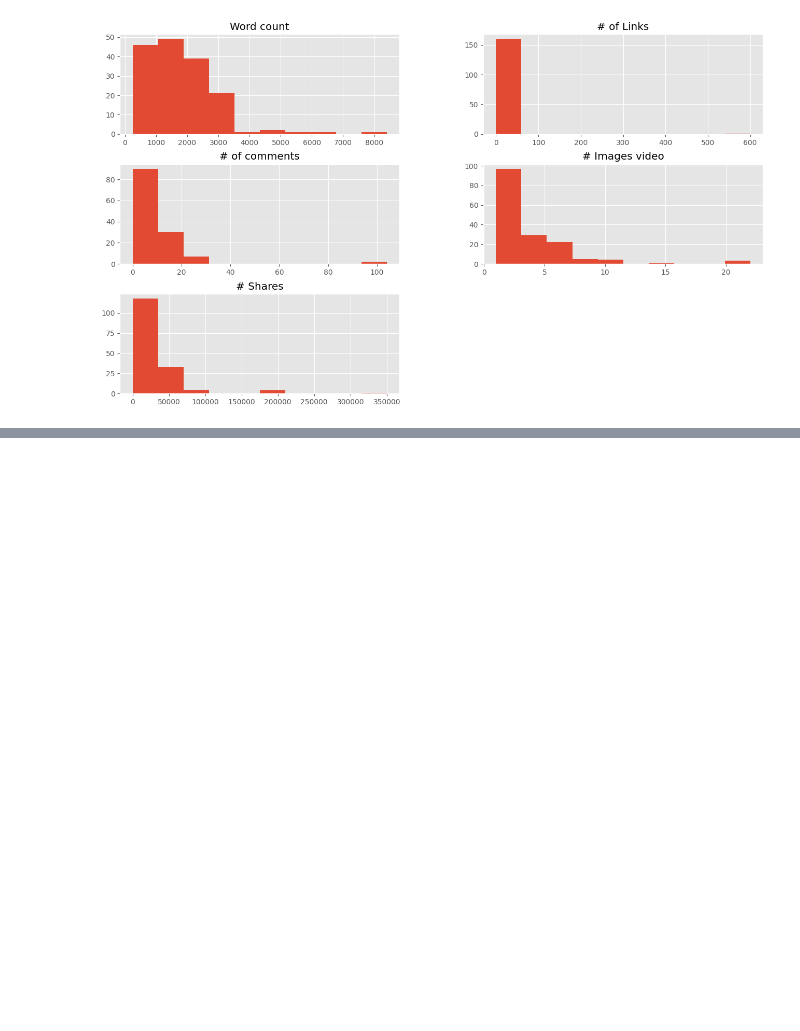
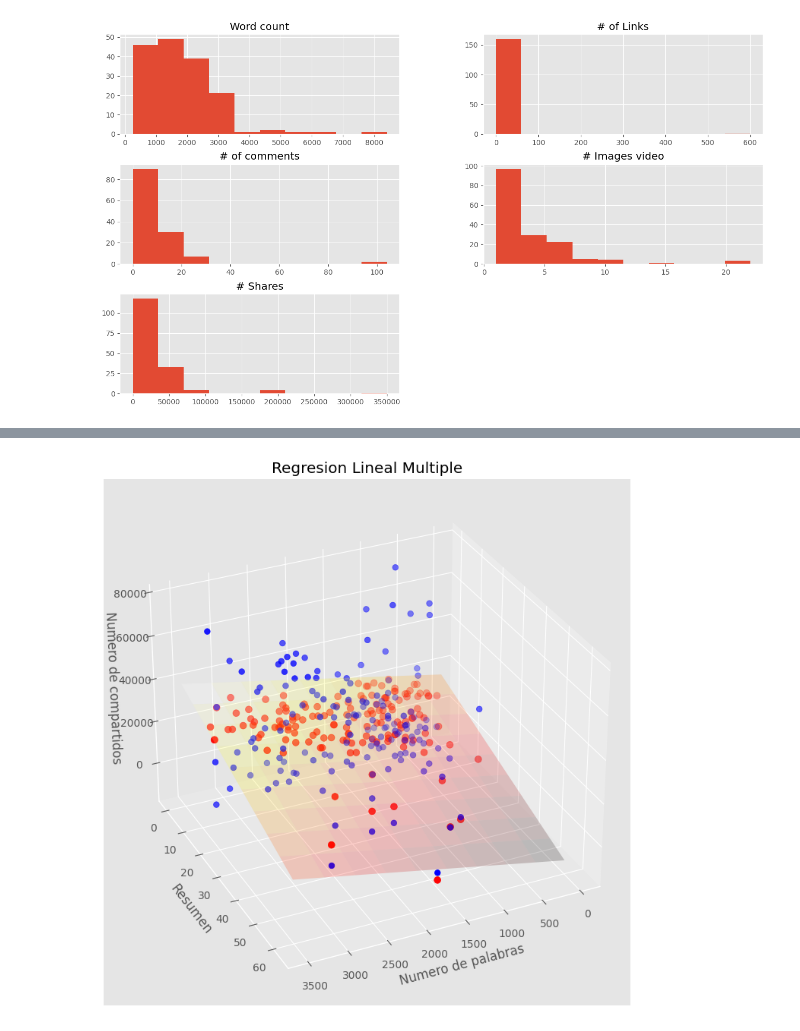
Before and after one commit to giovanirojascuela/2025_5TO01, a Jupyter notebook: TALLER/Dia 02/EJERCICIO_05.ipynb, the cells around one changed output, grey strips where cells are left out. Cells and saved outputs as stored; diff of their text form; code cells hidden in the pictures; blank space fills up the shorter version.

```diff
--- a/TALLER/Dia 02/EJERCICIO_05.ipynb
+++ b/TALLER/Dia 02/EJERCICIO_05.ipynb
@@ -55,0 +143,9 @@ plt.show()
+# %%
+
+#Filtramos datos que nos interese para hacer la regresion multiple
+resumen=(filtro_data['# of Links']+filtro_data['# of comments'].fillna(0)+filtro_data['# Images video'])
+datax2=pd.DataFrame()
+datax2['Word count']=filtro_data['Word count']
+datax2['resumen']=resumen
+xy_train=np.array(datax2)
+z_train=filtro_data['# Shares'].values
@@ -55,0 +167,21 @@ plt.show()
+# %%
+
+#Graficamos en 3d
+fig=plt.figure()
+ax=fig.add_subplot(111,projection='3d')
+xx,yy=np.meshgrid(np.linspace(0,3500, num=10),np.linspace(0,60,num=10))
+nuevox=regresion2.coef_[0]*xx
+nuevoy=regresion2.coef_[1]*yy
+z=(nuevox+nuevoy+regresion2.intercept_)
+ax.plot_surface(xx,yy,z,alpha=0.2,cmap='hot')
+ax.scatter(xy_train[:,0],xy_train[:,1],z_train,c='blue',s=30)
+ax.scatter(xy_train[:,0],xy_train[:,1],z_pred,c='red',s=40)
+ax.view_init(elev=30,azim=65)
+ax.set_xlabel('Numero de palabras')
+ax.set_ylabel('Resumen')
+ax.set_zlabel('Numero de compartidos')
+ax.set_title('Regresion Lineal Multiple')
+plt.show()
+#
+# %% [output]
+[figure, added]
```
Also changed, not shown: parts of 7 cells of this notebook.
